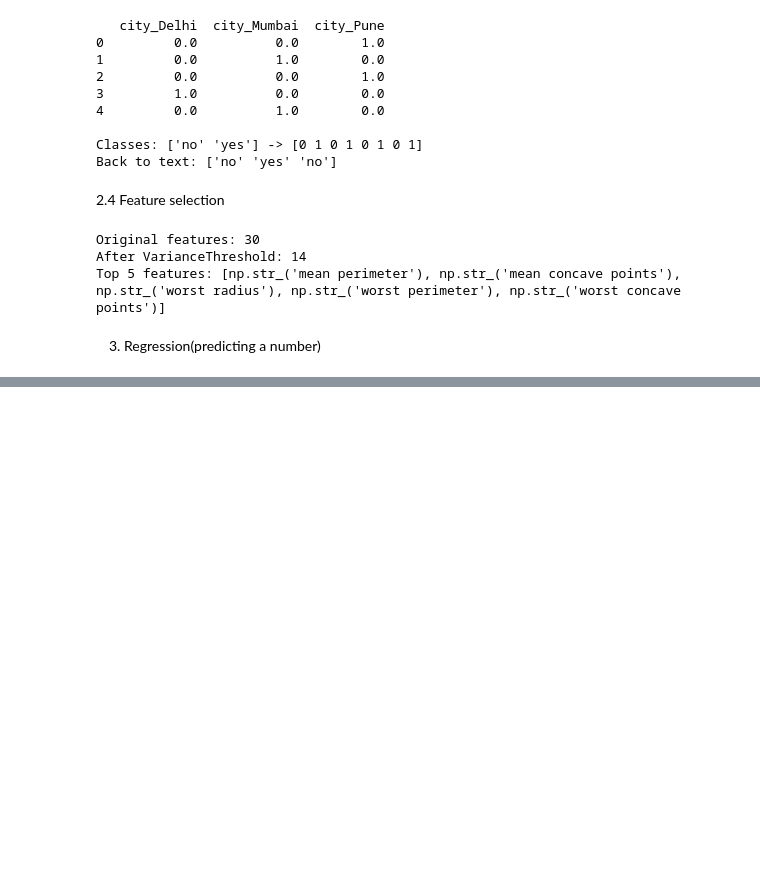
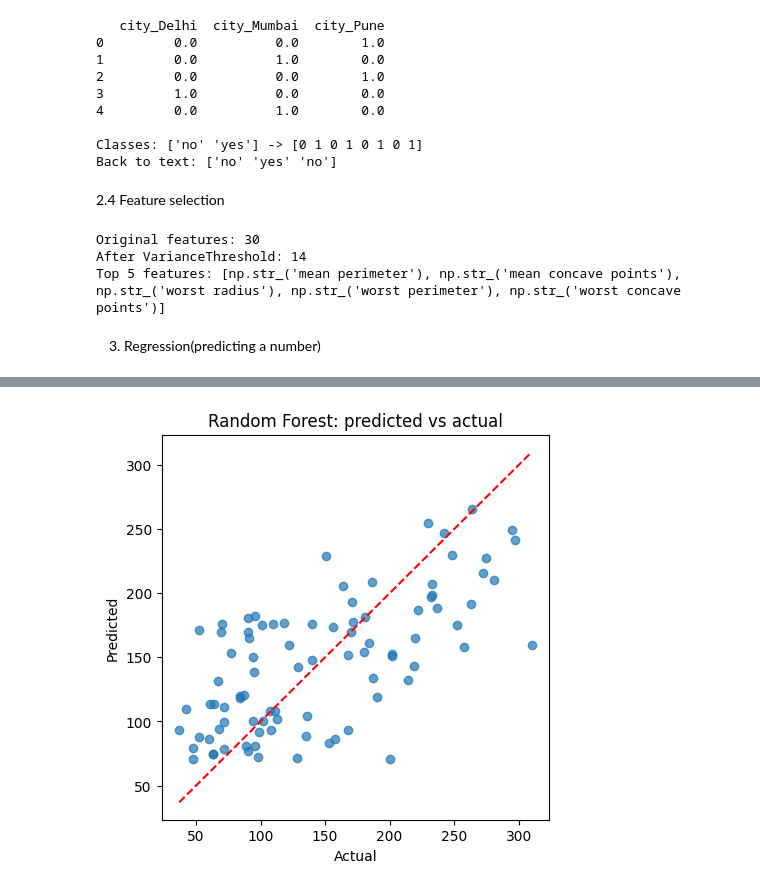
Before and after one commit to MoghalPathan/Scikit-learn, a Jupyter notebook: scikit-learn.ipynb, the cells around one changed output, grey strips where cells are left out. Cells and saved outputs as stored; diff of their text form; code cells hidden in the pictures; blank space fills up the shorter version.

```diff
--- a/scikit-learn.ipynb
+++ b/scikit-learn.ipynb
@@ -227,0 +276,15 @@ xd_tr, xd_te, yd_tr, yd_te = train_test_split(xd, yd, test_size=0.2, random_stat
+# %%
+# Predicted vs actual for the Random Forest (points near the red line = good)
+rf = RandomForestRegressor(n_estimators=200, random_state=42).fit(xd_tr, yd_tr)
+pred = rf.predict(xd_te)
+
+plt.figure(figsize=(5, 5))
+plt.scatter(yd_te, pred, alpha=0.7)
+lims = [yd_te.min(), yd_te.max()]
+plt.plot(lims, lims, "r--")
+plt.xlabel("Actual")
+plt.ylabel("Predicted")
+plt.title("Random Forest: predicted vs actual")
+plt.show()
+# %% [output]
+[figure, added]
```
Also changed, not shown: parts of 8 cells of this notebook.
